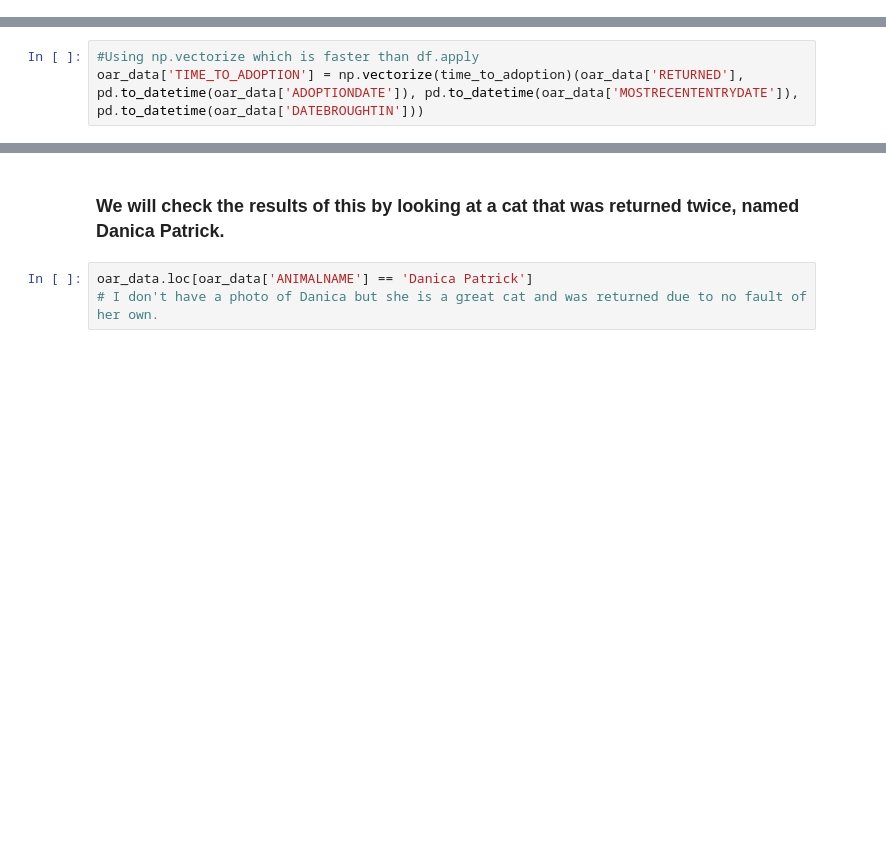
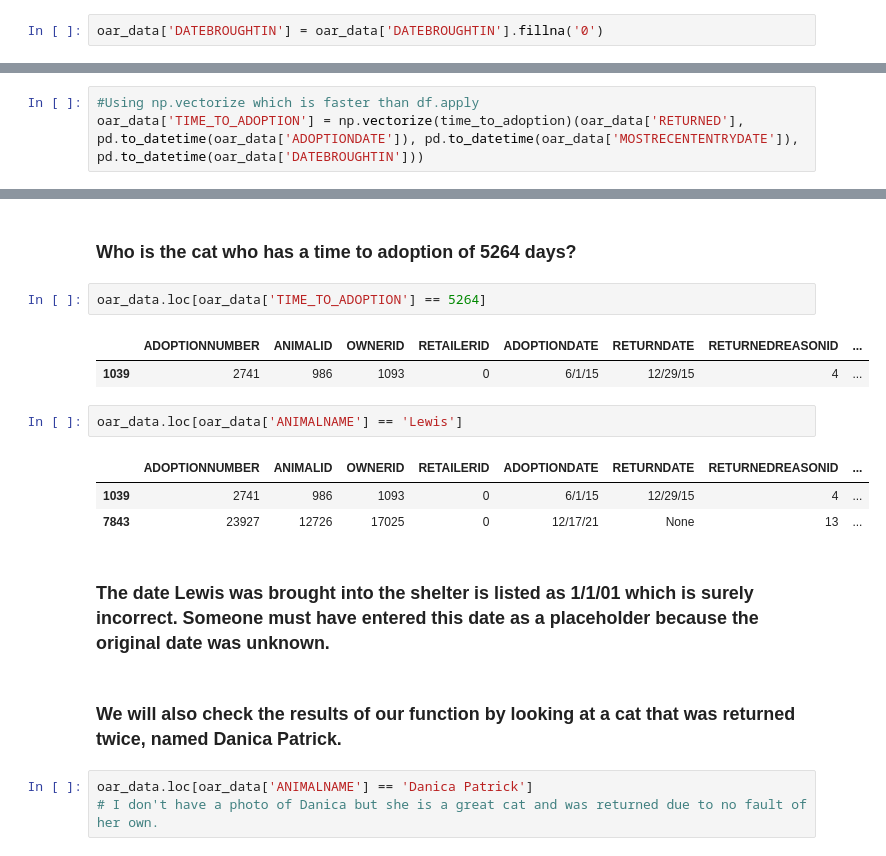
Before and after one commit to courtneyburch/Ohio-Alleycat, a Jupyter notebook: oar_data.ipynb, the cells around one changed output, grey strips where cells are left out. Cells and saved outputs as stored; diff of their text form; blank space fills up the shorter version.

```diff
--- a/oar_data.ipynb
+++ b/oar_data.ipynb
@@ -459,0 +462,2 @@ oar_data.loc[oar_data['ANIMALNAME'] == 'Imogene']
+# %%
+oar_data['DATEBROUGHTIN'] = oar_data['DATEBROUGHTIN'].fillna('0')
@@ -487,5 +510,20 @@ oar_data['TIME_TO_ADOPTION'] = np.vectorize(time_to_adoption)(oar_data['RETURNED
+# %% [markdown]
+### Who is the cat who has a time to adoption of 5264 days?
+# %%
+oar_data.loc[oar_data['TIME_TO_ADOPTION'] == 5264]
+# %% [output]
+|  | ADOPTIONNUMBER | ANIMALID | OWNERID | RETAILERID | ADOPTIONDATE | RETURNDATE | RETURNEDREASONID | ... |
+| 1039 | 2741 | 986 | 1093 | 0 | 6/1/15 | 12/29/15 | 4 | ... |
+# %%
+oar_data.loc[oar_data['ANIMALNAME'] == 'Lewis']
+# %% [output]
+|  | ADOPTIONNUMBER | ANIMALID | OWNERID | RETAILERID | ADOPTIONDATE | RETURNDATE | RETURNEDREASONID | ... |
+| 1039 | 2741 | 986 | 1093 | 0 | 6/1/15 | 12/29/15 | 4 | ... |
+| 7843 | 23927 | 12726 | 17025 | 0 | 12/17/21 | None | 13 | ... |
+# %% [markdown]
+### The date Lewis was brought into the shelter is listed as 1/1/01 which is surely incorrect. Someone must have entered this date as a placeholder because the original date was unknown.
 # %% [markdown]
-### We will check the results of this by looking at a cat that was returned twice, named Danica Patrick.
+### We will also check the results of our function by looking at a cat that was returned twice, named Danica Patrick.
 # %%
 oar_data.loc[oar_data['ANIMALNAME'] == 'Danica Patrick']
 # I don't have a photo of Danica but she is a great cat and was returned due to no fault of her own.
```
Also changed, not shown: parts of 13 cells of this notebook, 1 other file.
